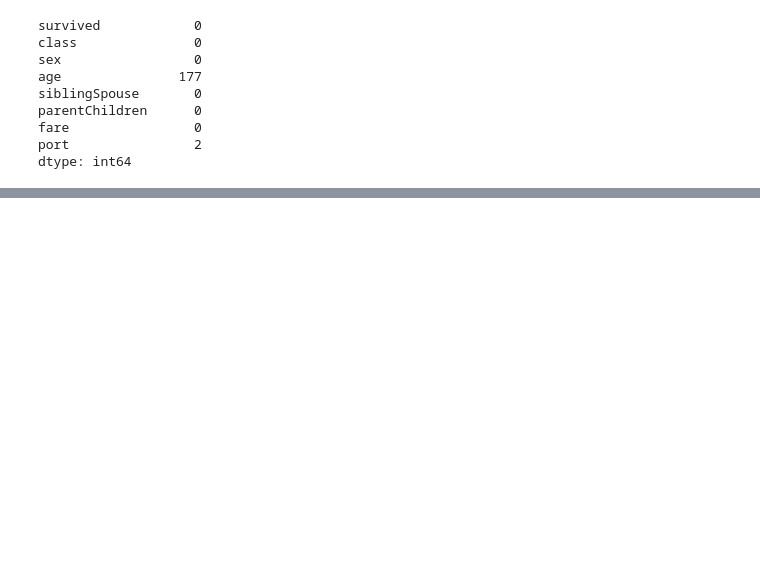
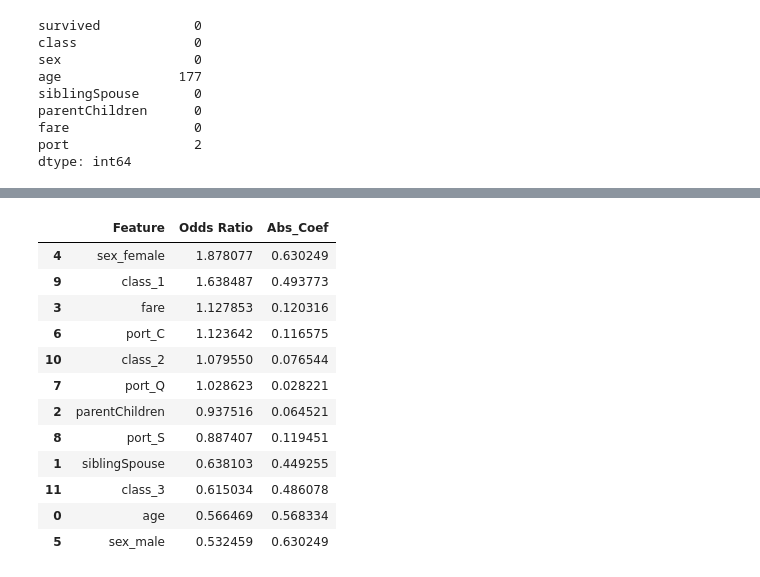
Before and after one commit to luiseduaardo/ml-ds, a Jupyter notebook: supervised-learning/logistic-regression/logistic_regression_titanic.ipynb, the cells around one changed output, grey strips where cells are left out. Saved outputs shown, nothing was run; the diff lists cells and outputs as text; code cells hidden in the pictures; blank space fills up the shorter version.

```diff
--- a/supervised-learning/logistic-regression/logistic_regression_titanic.ipynb
+++ b/supervised-learning/logistic-regression/logistic_regression_titanic.ipynb
@@ -131,0 +119,30 @@ weighted avg       0.68      0.63      0.53       178
+# %%
+import numpy as np
+
+coefs = pipeline.named_steps['model'].coef_[0]
+feature_names = X.columns
+
+df_importance = pd.DataFrame({
+    'Feature': feature_names,
+    'Coeficiente': coefs,
+    'Odds Ratio': np.exp(coefs)
+})
+
+df_importance['Abs_Coef'] = df_importance['Coeficiente'].abs()
+df_importance = df_importance.sort_values(by=['Odds Ratio', 'Abs_Coef'], ascending=False).drop(columns='Coeficiente')
+
+df_importance
+# %% [output]
+|  | Feature | Odds Ratio | Abs_Coef |
+| 4 | sex_female | 1.878077 | 0.630249 |
+| 9 | class_1 | 1.638487 | 0.493773 |
+| 3 | fare | 1.127853 | 0.120316 |
+| 6 | port_C | 1.123642 | 0.116575 |
+| 10 | class_2 | 1.079550 | 0.076544 |
+| 7 | port_Q | 1.028623 | 0.028221 |
+| 2 | parentChildren | 0.937516 | 0.064521 |
+| 8 | port_S | 0.887407 | 0.119451 |
+| 1 | siblingSpouse | 0.638103 | 0.449255 |
+| 11 | class_3 | 0.615034 | 0.486078 |
+| 0 | age | 0.566469 | 0.568334 |
+| 5 | sex_male | 0.532459 | 0.630249 |
```
Also changed, not shown: parts of 16 cells of this notebook.
